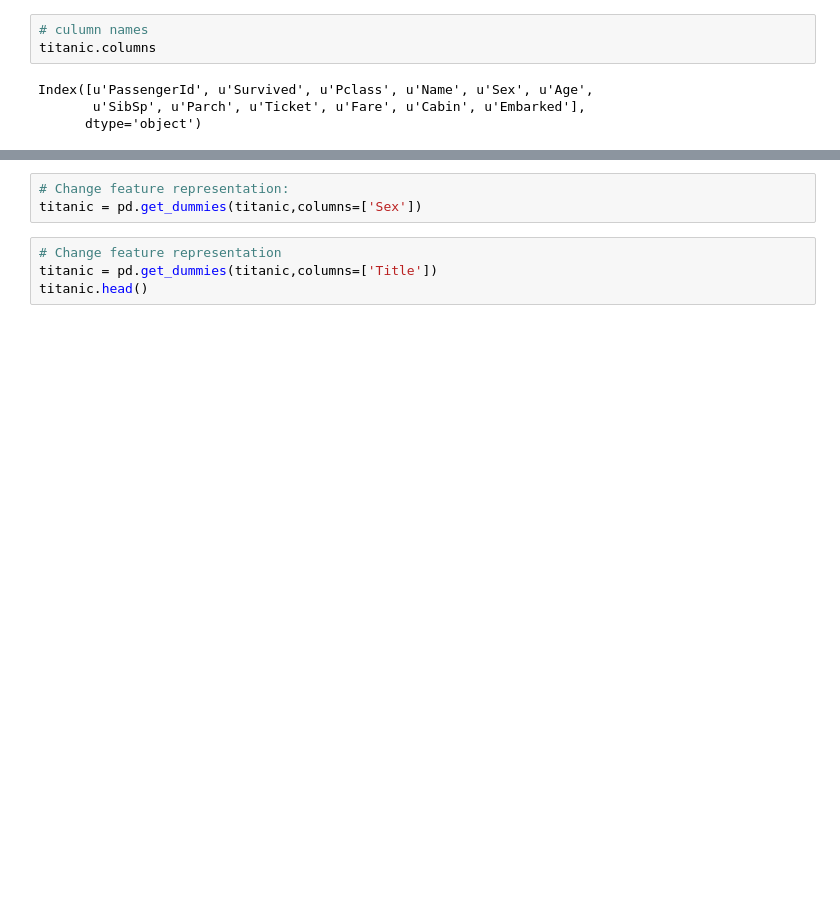
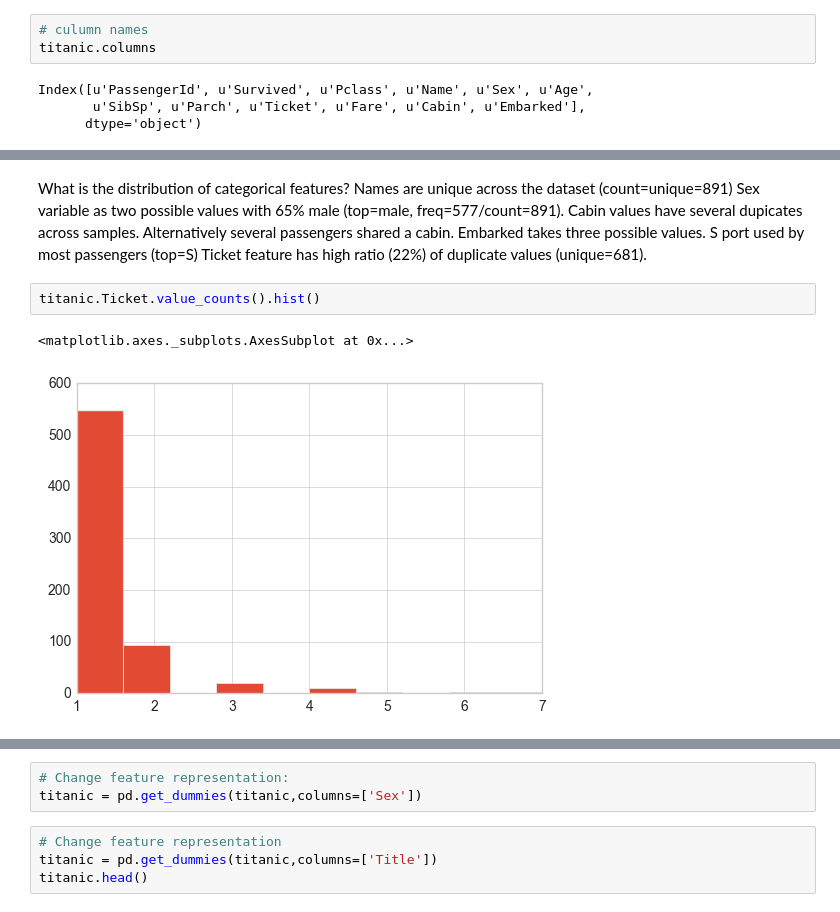
Before and after one commit to mamsdiallo/DAND, a Jupyter notebook: 2.IntroToDataAnalysis/Investigate Titanic Dataset/Titanic Dataset Notebook Coding.ipynb, the cells around one changed output, grey strips where cells are left out. Saved outputs shown, nothing was run; the diff lists cells and outputs as text; blank space fills up the shorter version.

```diff
--- a/2.IntroToDataAnalysis/Investigate Titanic Dataset/Titanic Dataset Notebook Coding.ipynb
+++ b/2.IntroToDataAnalysis/Investigate Titanic Dataset/Titanic Dataset Notebook Coding.ipynb
@@ -261,0 +152,12 @@ memory usage: 36.0+ KB
+# %% [markdown]
+What is the distribution of categorical features?
+Names are unique across the dataset (count=unique=891)
+Sex variable as two possible values with 65% male (top=male, freq=577/count=891).
+Cabin values have several dupicates across samples. Alternatively several passengers shared a cabin.
+Embarked takes three possible values. S port used by most passengers (top=S)
+Ticket feature has high ratio (22%) of duplicate values (unique=681).
+# %%
+titanic.Ticket.value_counts().hist()
+# %% [output]
+<matplotlib.axes._subplots.AxesSubplot at 0x...>
+[figure, added]
```
Also changed, not shown: parts of 88 cells of this notebook, 12 other files.
